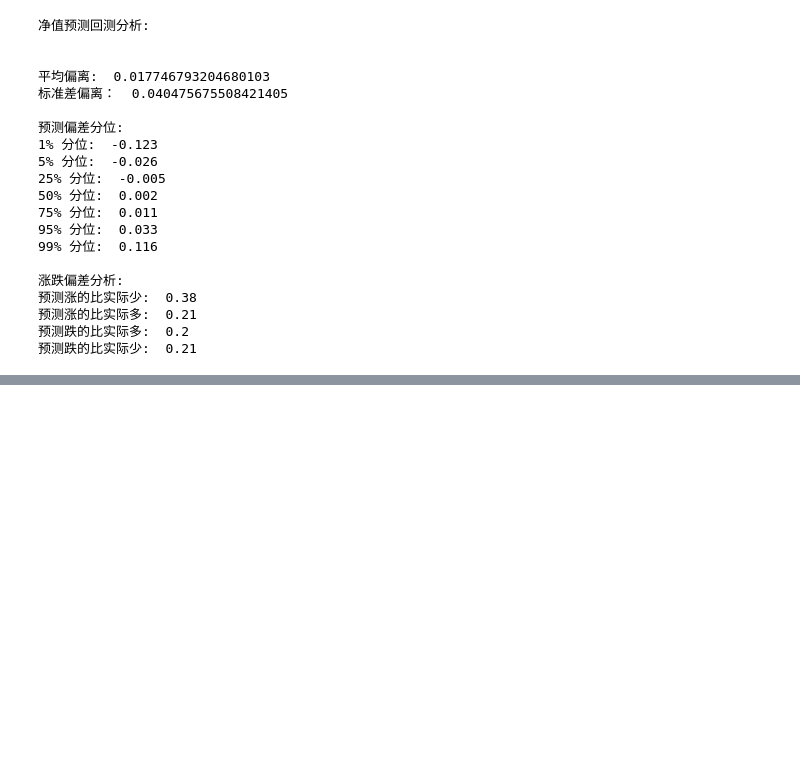
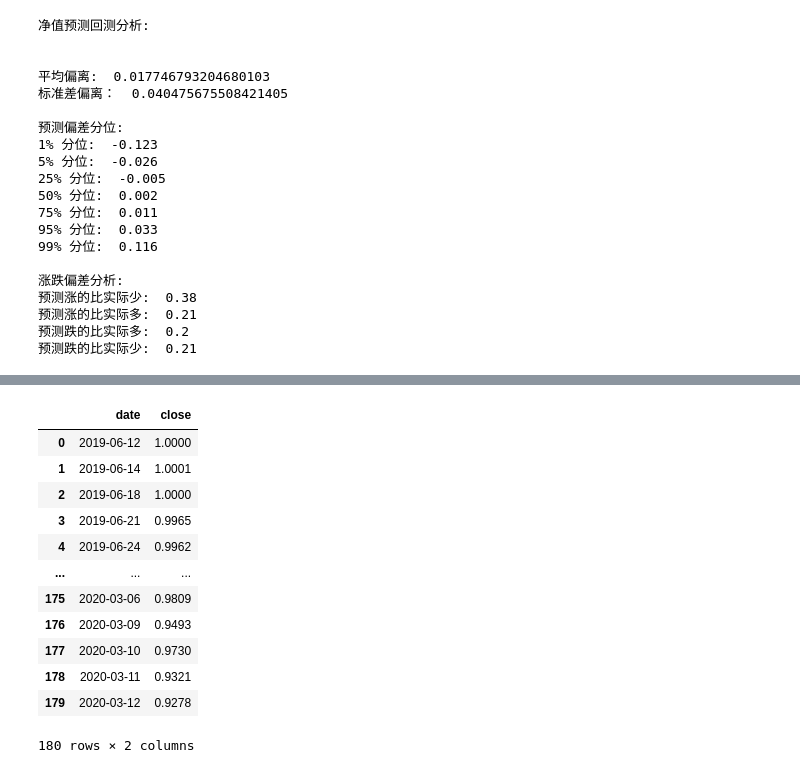
Before and after one commit to refraction-ray/lof-bot, a Jupyter notebook: studies/qdii_lof_prediction.ipynb, the cells around one changed output, grey strips where cells are left out. Cells and saved outputs as stored; diff of their text form; code cells hidden in the pictures; blank space fills up the shorter version.

```diff
--- a/studies/qdii_lof_prediction.ipynb
+++ b/studies/qdii_lof_prediction.ipynb
@@ -310,0 +319,4 @@ analyse_all(sp500, "diff_real_est")
+# %%
+import xalpha as xa
+xa.get_daily("F513880")
+# %% [output]
@@ -310,0 +324,13 @@ analyse_all(sp500, "diff_real_est")
+|  | date | close |
+| 0 | 2019-06-12 | 1.0000 |
+| 1 | 2019-06-14 | 1.0001 |
+| 2 | 2019-06-18 | 1.0000 |
+| 3 | 2019-06-21 | 0.9965 |
+| 4 | 2019-06-24 | 0.9962 |
+| ... | ... | ... |
+| 175 | 2020-03-06 | 0.9809 |
+| 176 | 2020-03-09 | 0.9493 |
+| 177 | 2020-03-10 | 0.9730 |
+| 178 | 2020-03-11 | 0.9321 |
+| 179 | 2020-03-12 | 0.9278 |
+180 rows × 2 columns
```
Also changed, not shown: parts of 3 cells of this notebook, 6 other files.
